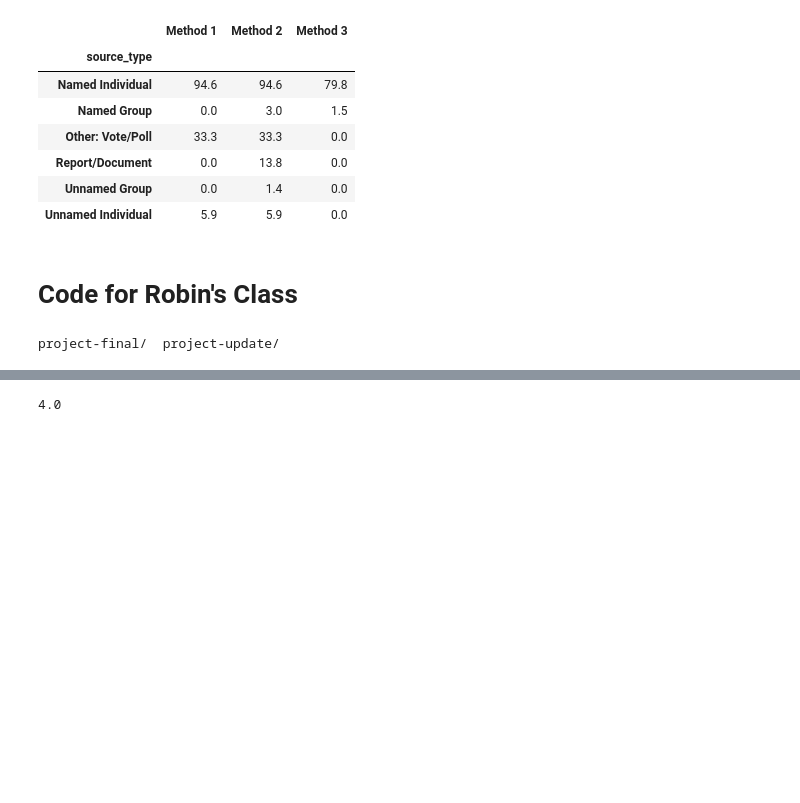
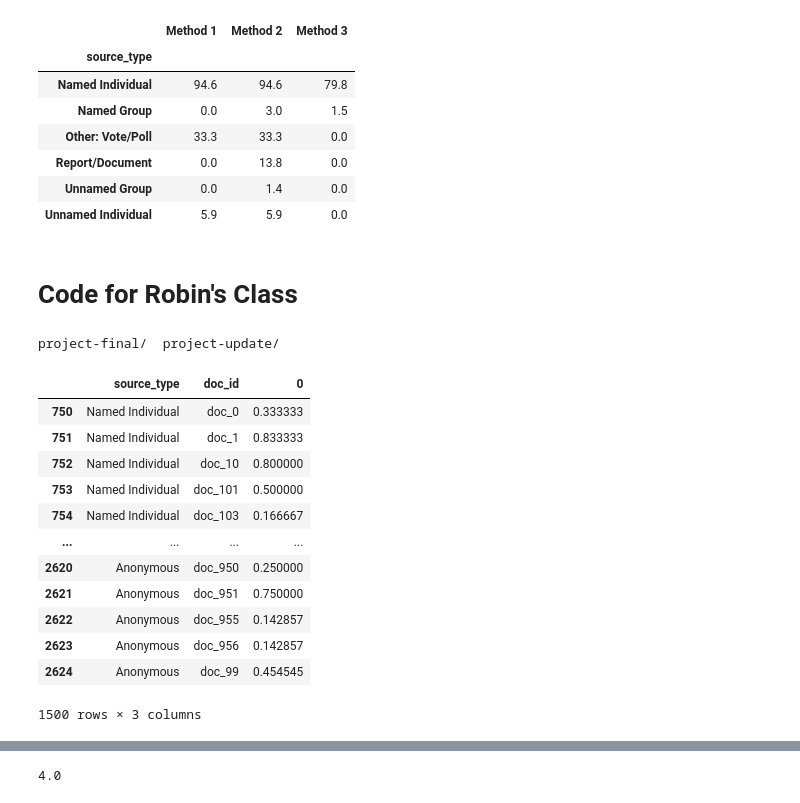
Before and after one commit to alex2awesome/source-exploration, a Jupyter notebook: notebooks/2022-05-08__analyze-source-annotations.ipynb, the cells around one changed output, grey strips where cells are left out. Saved outputs shown, nothing was run; the diff lists cells and outputs as text; code cells hidden in the pictures; blank space fills up the shorter version.

```diff
--- a/notebooks/2022-05-08__analyze-source-annotations.ipynb
+++ b/notebooks/2022-05-08__analyze-source-annotations.ipynb
@@ -908,5 +825,38 @@ plt.rc('font', size=14)
 ls ../latex/robins-class/
 # %% [output]
 project-final/  project-update/
+# %%
+(source_data_df
+ .assign(c=1)
+ .reset_index()
+ .groupby(['doc_id', 'source_type'])['c']
+ .sum().unstack().fillna(0)
+ .pipe(lambda df: df.divide(df.sum(axis=1) ,axis=0))
+ .assign(Anonymous=lambda df: df[anon_cols].sum(axis=1))
+ .drop(anon_cols, axis=1)
+#  .sum(axis=1)
+ .unstack()
+ .reset_index()
+ .loc[lambda df: df['source_type'].isin([
+    'Named Individual',
+    'Report/Document',
+    'Vote/Poll',
+    'Anonymous'
+ ])]
+)
+# %% [output]
+|  | source_type | doc_id | 0 |
+| 750 | Named Individual | doc_0 | 0.333333 |
+| 751 | Named Individual | doc_1 | 0.833333 |
+| 752 | Named Individual | doc_10 | 0.800000 |
+| 753 | Named Individual | doc_101 | 0.500000 |
+| 754 | Named Individual | doc_103 | 0.166667 |
+| ... | ... | ... | ... |
+| 2620 | Anonymous | doc_950 | 0.250000 |
+| 2621 | Anonymous | doc_951 | 0.750000 |
+| 2622 | Anonymous | doc_955 | 0.142857 |
+| 2623 | Anonymous | doc_956 | 0.142857 |
+| 2624 | Anonymous | doc_99 | 0.454545 |
+1500 rows × 3 columns
 # %%
 f, ax = plt.subplots(1, 1, figsize=(4, 2))
```
Also changed, not shown: parts of 21 cells of this notebook, 18 other files.
